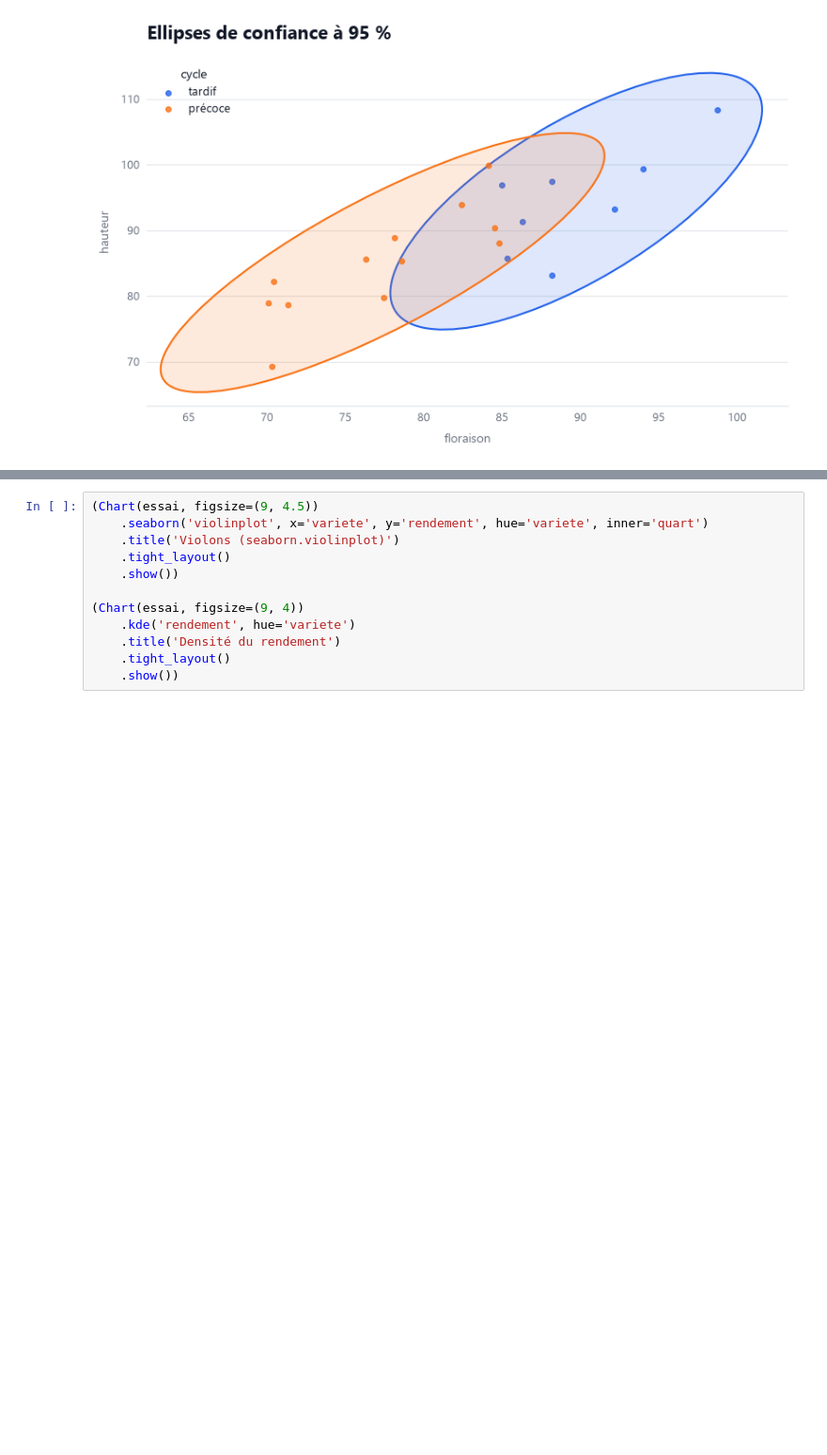
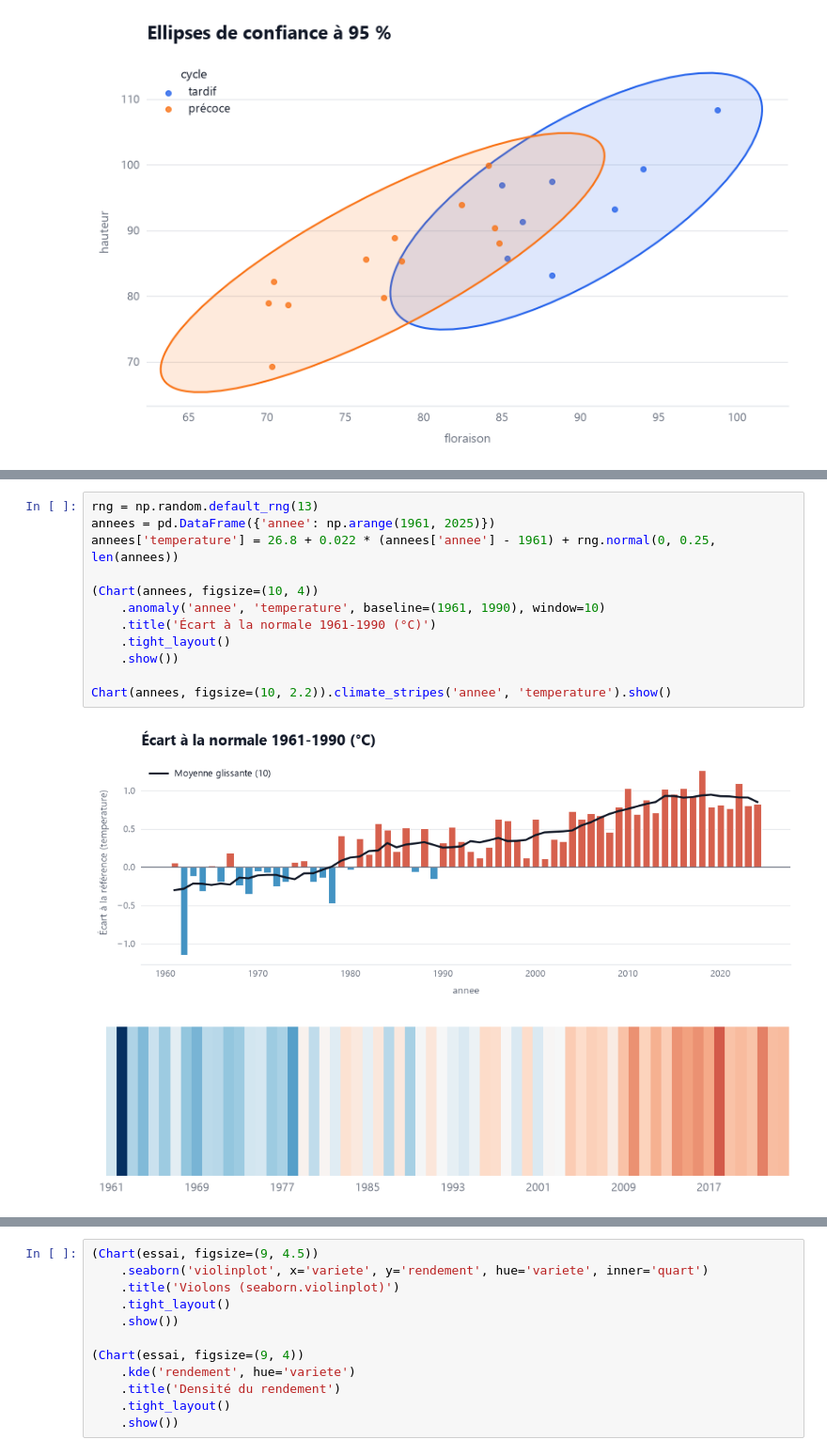
Before and after one commit to Mr-KAM/plutovizu, a Jupyter notebook: examples/demo.ipynb, the cells around one changed output, grey strips where cells are left out. Shown at 94% size. Drawn from its saved outputs; the diff is of its cells as text; blank space fills up the shorter version.

```diff
--- a/examples/demo.ipynb
+++ b/examples/demo.ipynb
@@ -448,0 +502,15 @@ reponse['rendement'] = (2 + 0.03 * reponse['azote'] - 0.00012 * reponse['azote']
+# %%
+rng = np.random.default_rng(13)
+annees = pd.DataFrame({'annee': np.arange(1961, 2025)})
+annees['temperature'] = 26.8 + 0.022 * (annees['annee'] - 1961) + rng.normal(0, 0.25, len(annees))
+
+(Chart(annees, figsize=(10, 4))
+    .anomaly('annee', 'temperature', baseline=(1961, 1990), window=10)
+    .title('Écart à la normale 1961-1990 (°C)')
+    .tight_layout()
+    .show())
+
+Chart(annees, figsize=(10, 2.2)).climate_stripes('annee', 'temperature').show()
+# %% [output]
+[figure, added]
+[figure, added]
```
Also changed, not shown: parts of 14 cells of this notebook, 32 other files.
